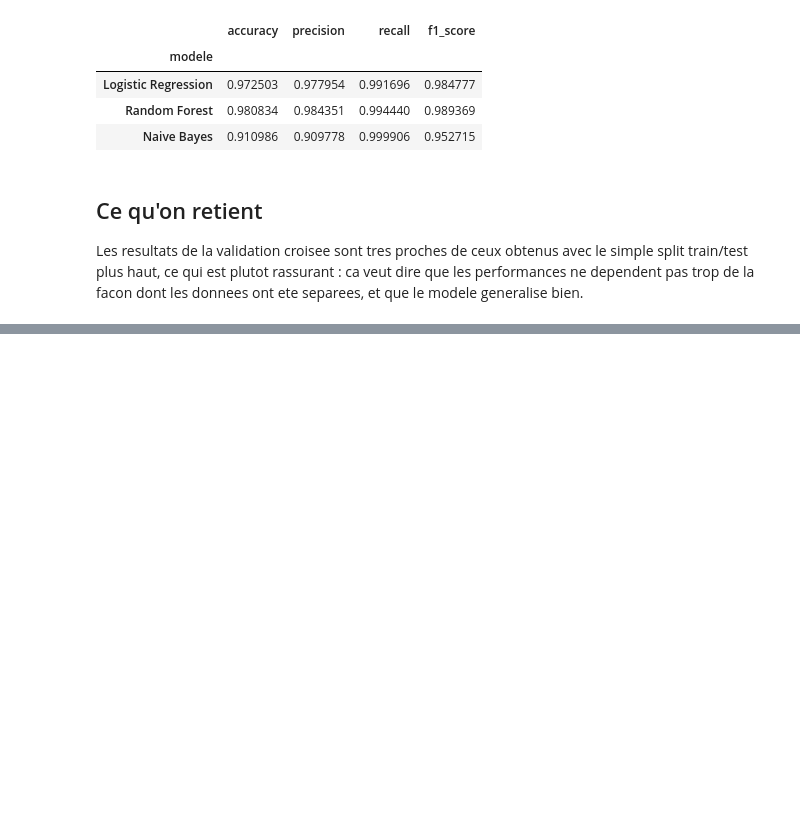
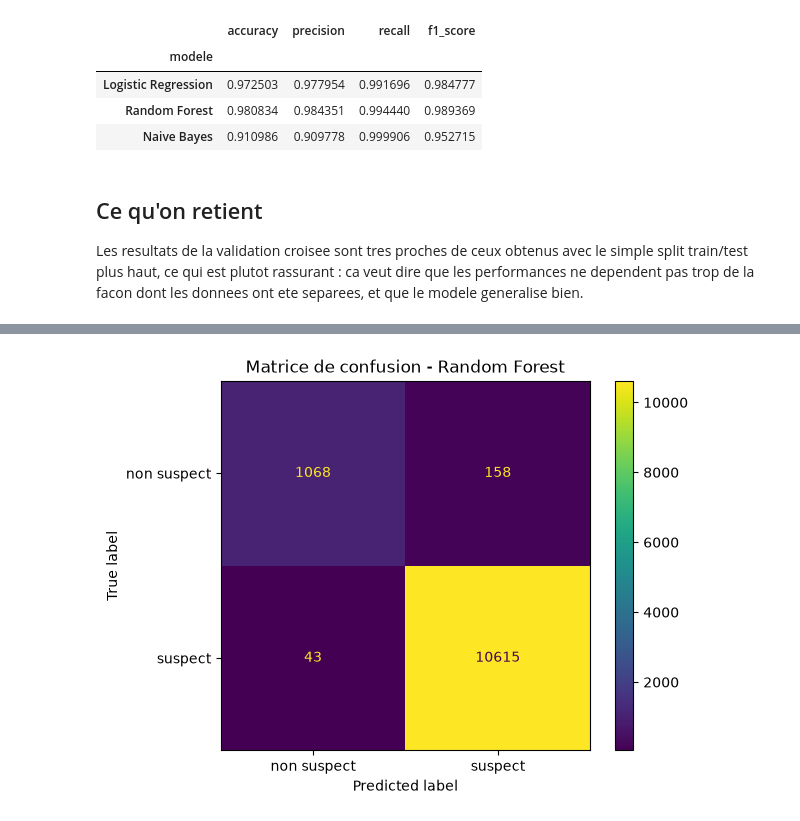
Before and after one commit to jokaf/tweet-suspect-detection, a Jupyter notebook: notebooks/02_modeles.ipynb, the cells around one changed output, grey strips where cells are left out. Cells and saved outputs as stored; diff of their text form; code cells hidden in the pictures; blank space fills up the shorter version.

Commit message:
Recherche d'hyperparametres et modele final Random Forest (partie 6)

```diff
--- a/notebooks/02_modeles.ipynb
+++ b/notebooks/02_modeles.ipynb
@@ -178,0 +183,13 @@ Les resultats de la validation croisee sont tres proches de ceux obtenus avec le
+# %%
+from sklearn.metrics import ConfusionMatrixDisplay, RocCurveDisplay, roc_auc_score
+import matplotlib.pyplot as plt
+
+rf = modeles["Random Forest"]
+y_pred_rf = rf.predict(X_test)
+y_proba_rf = rf.predict_proba(X_test)[:, 1]
+
+ConfusionMatrixDisplay.from_predictions(y_test, y_pred_rf, display_labels=["non suspect", "suspect"])
+plt.title("Matrice de confusion - Random Forest")
+plt.show()
+# %% [output]
+[figure, added]
```
Also changed, not shown: parts of 6 cells of this notebook, 4 other files.
